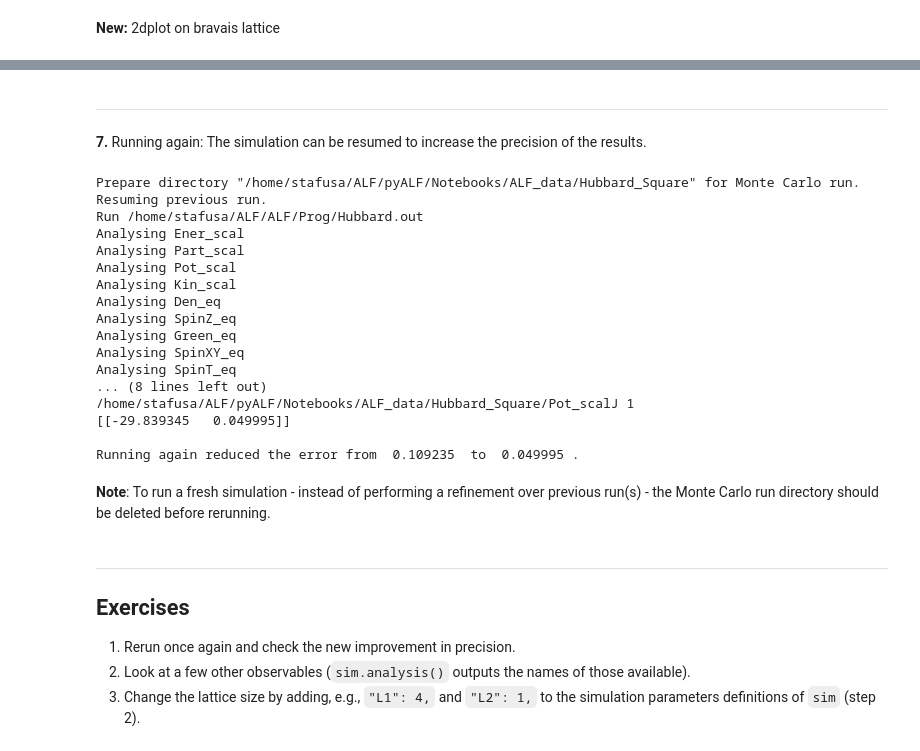
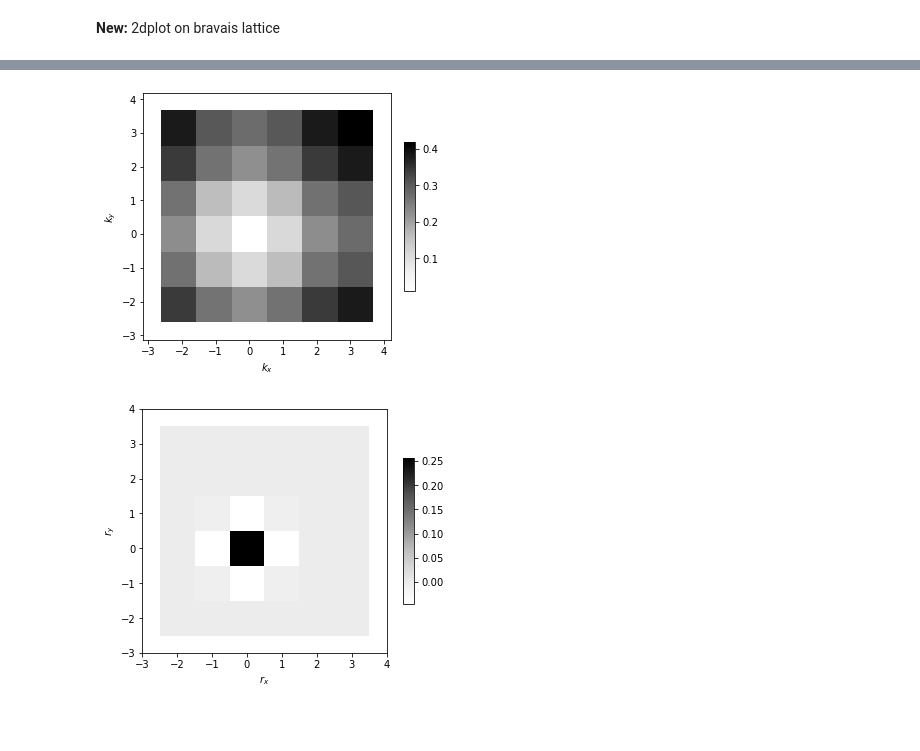
Before and after one commit to ALF-QMC/pyALF, a Jupyter notebook: Notebooks/minimal_ALF_run.ipynb, the cells around one changed output, grey strips where cells are left out. Saved outputs shown, nothing was run; the diff lists cells and outputs as text; code cells hidden in the pictures; blank space fills up the shorter version.

```diff
--- a/Notebooks/minimal_ALF_run.ipynb
+++ b/Notebooks/minimal_ALF_run.ipynb
@@ -185,35 +152,10 @@ SpinZ_tau_lattice
-# %% [markdown]
----
-**7.** Running again: The simulation can be resumed to increase the precision of the results.
-# %%
-sim.run()
-sim.analysis()
-obs2 = sim.get_obs()
-print(obs2['Ener_scalJ']['obs'])
-print("\nRunning again reduced the error from ", obs['Ener_scalJ']['obs'][0][1]," to ", obs2['Ener_scalJ']['obs'][0][1], ".")
-# %% [output]
-Prepare directory "/home/stafusa/ALF/pyALF/Notebooks/ALF_data/Hubbard_Square" for Monte Carlo run.
-Resuming previous run.
-Run /home/stafusa/ALF/ALF/Prog/Hubbard.out
-Analysing Ener_scal
-Analysing Part_scal
-Analysing Pot_scal
-Analysing Kin_scal
-Analysing Den_eq
-Analysing SpinZ_eq
-Analysing Green_eq
-Analysing SpinXY_eq
-Analysing SpinT_eq
-... (8 lines left out)
-/home/stafusa/ALF/pyALF/Notebooks/ALF_data/Hubbard_Square/Pot_scalJ 1
-[[-29.839345   0.049995]]
-
-Running again reduced the error from  0.109235  to  0.049995 .
-# %% [markdown]
-**Note**: To run a fresh simulation - instead of performing a refinement over previous run(s) - the Monte Carlo run directory should be deleted before rerunning.
-# %% [markdown]
----
-## Exercises
-1. Rerun once again and check the new improvement in precision.
-2. Look at a few other observables (`sim.analysis()` outputs the names of those available).
-3. Change the lattice size by adding, e.g., `"L1": 4,` and `"L2": 1,` to the simulation parameters definitions of `sim` (step 2).
+# %%
+latt = Lattice(obs.iloc[0].Den_eq_lattice)
+dat = obs.iloc[0].Den_eqK[0, 0]
+latt.plot_k(dat)
+
+dat = obs.iloc[0].Den_eqR[0, 0]
+latt.plot_r(dat)
+# %% [output]
+[figure, added]
+[figure, added]
```
Also changed, not shown: parts of 16 cells of this notebook, 3 other files.
